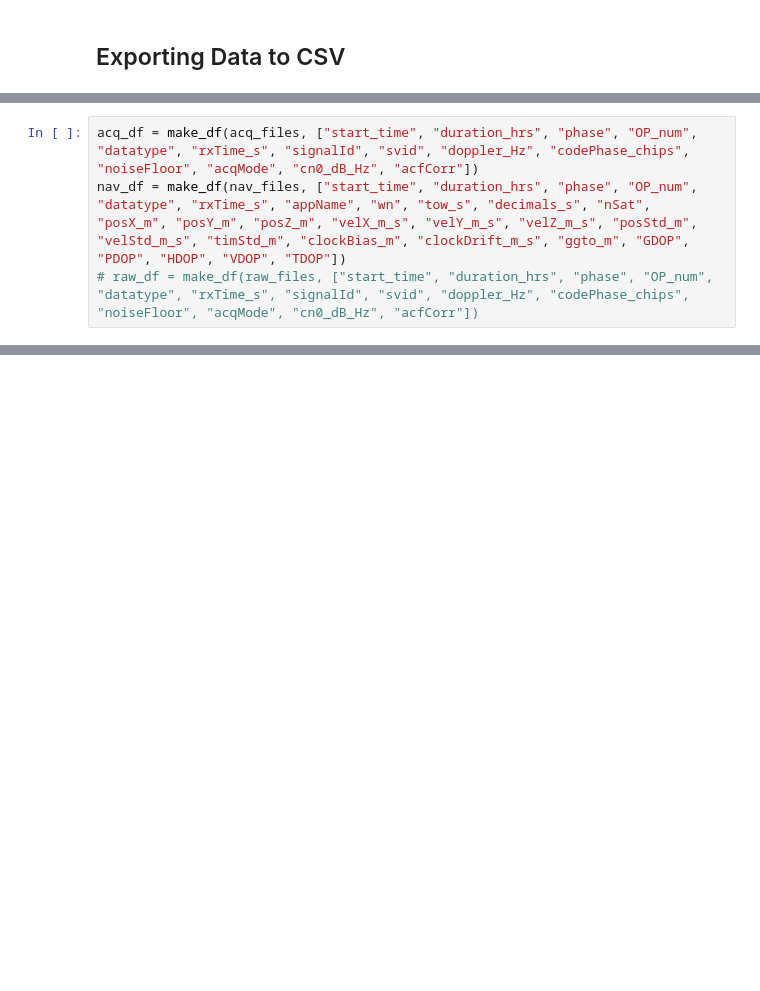
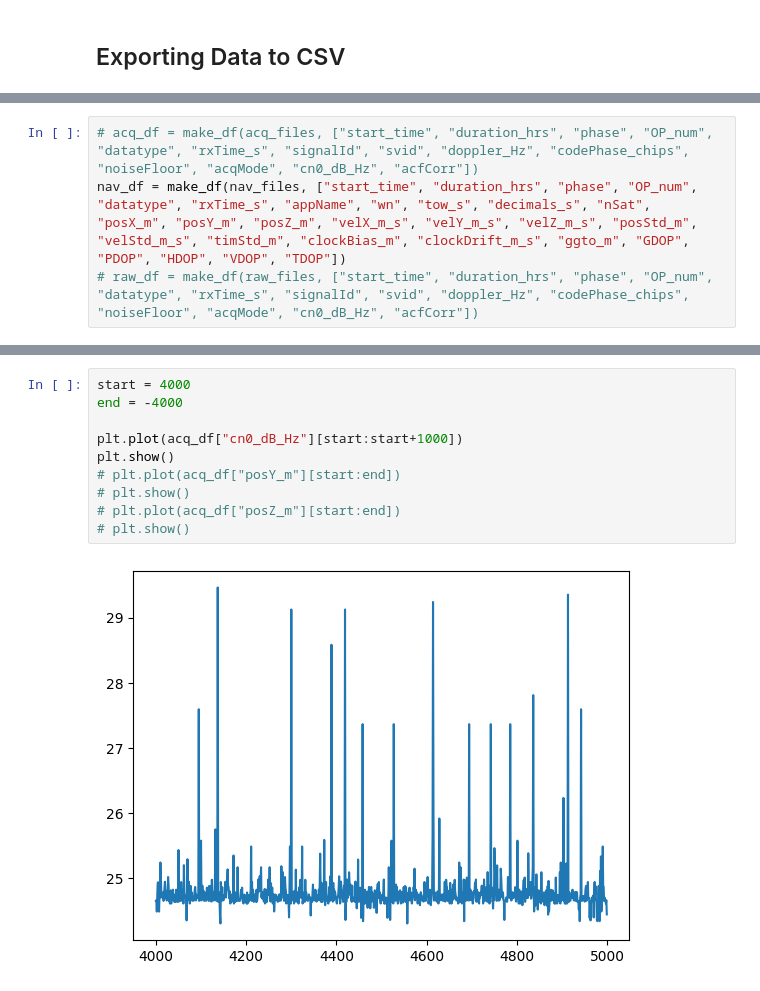
Before and after one commit to colin-skinner/AA-272-GPS-Final, a Jupyter notebook: lugre.ipynb, the cells around one changed output, grey strips where cells are left out. Drawn from its saved outputs; the diff is of its cells as text; blank space fills up the shorter version.

```diff
--- a/lugre.ipynb
+++ b/lugre.ipynb
@@ -368,6 +389,6 @@ def make_df(files: list[TLM_File], column_order: list[str]):
 
     return df[column_order]
 # %%
-acq_df = make_df(acq_files, ["start_time", "duration_hrs", "phase", "OP_num", "datatype", "rxTime_s", "signalId", "svid", "doppler_Hz", "codePhase_chips", "noiseFloor", "acqMode", "cn0_dB_Hz", "acfCorr"])
+# acq_df = make_df(acq_files, ["start_time", "duration_hrs", "phase", "OP_num", "datatype", "rxTime_s", "signalId", "svid", "doppler_Hz", "codePhase_chips", "noiseFloor", "acqMode", "cn0_dB_Hz", "acfCorr"])
 nav_df = make_df(nav_files, ["start_time", "duration_hrs", "phase", "OP_num", "datatype", "rxTime_s", "appName", "wn", "tow_s", "decimals_s", "nSat", "posX_m", "posY_m", "posZ_m", "velX_m_s", "velY_m_s", "velZ_m_s", "posStd_m", "velStd_m_s", "timStd_m", "clockBias_m", "clockDrift_m_s", "ggto_m", "GDOP", "PDOP", "HDOP", "VDOP", "TDOP"])
 # raw_df = make_df(raw_files, ["start_time", "duration_hrs", "phase", "OP_num", "datatype", "rxTime_s", "signalId", "svid", "doppler_Hz", "codePhase_chips", "noiseFloor", "acqMode", "cn0_dB_Hz", "acfCorr"])
@@ -380,0 +441,12 @@ nav_df = make_df(nav_files, ["start_time", "duration_hrs", "phase", "OP_num", "d
+# %%
+start = 4000
+end = -4000
+
+plt.plot(acq_df["cn0_dB_Hz"][start:start+1000])
+plt.show()
+# plt.plot(acq_df["posY_m"][start:end])
+# plt.show()
+# plt.plot(acq_df["posZ_m"][start:end])
+# plt.show()
+# %% [output]
+[figure, added]
```
Also changed, not shown: parts of 9 cells of this notebook, 2 other files.
